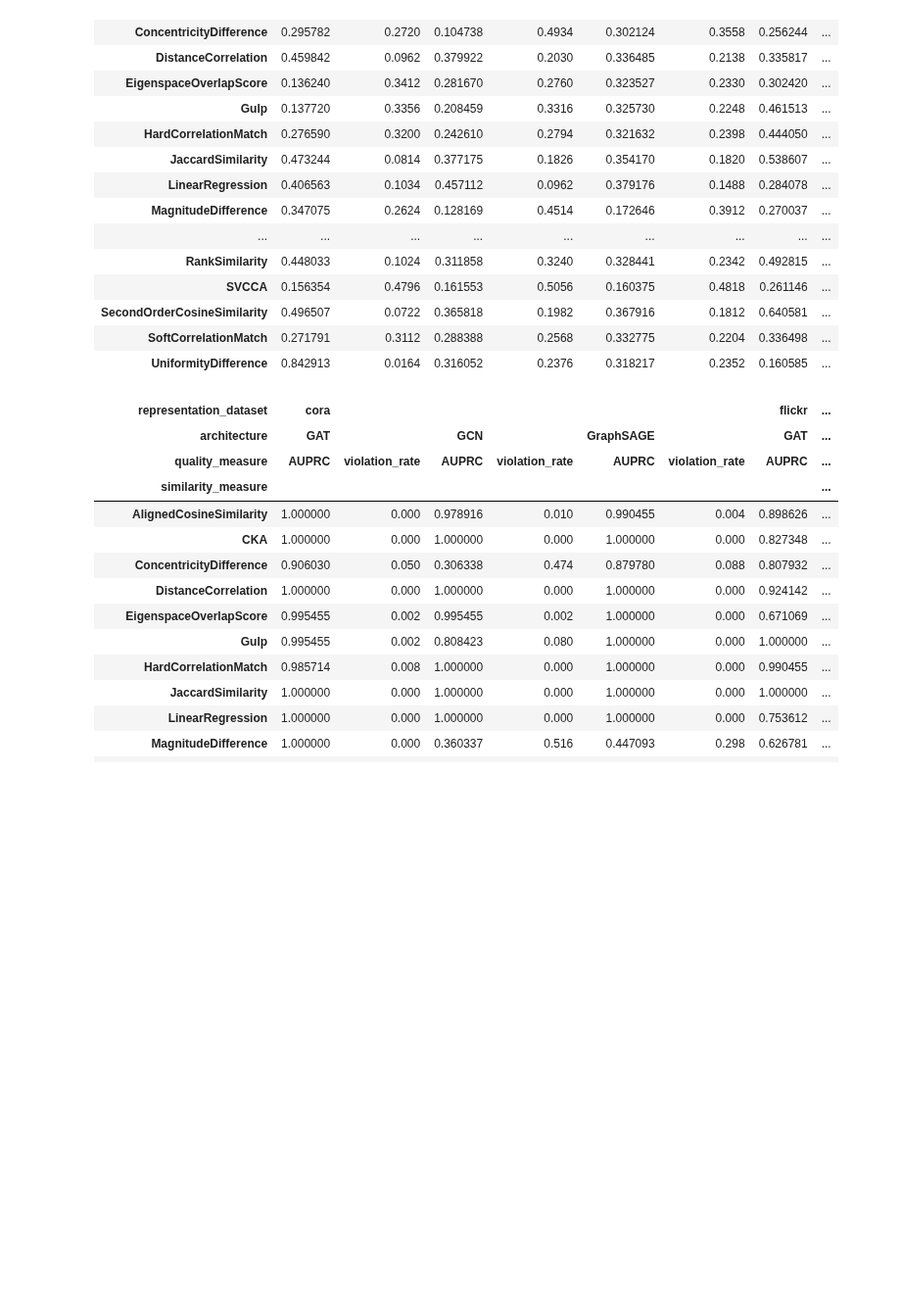
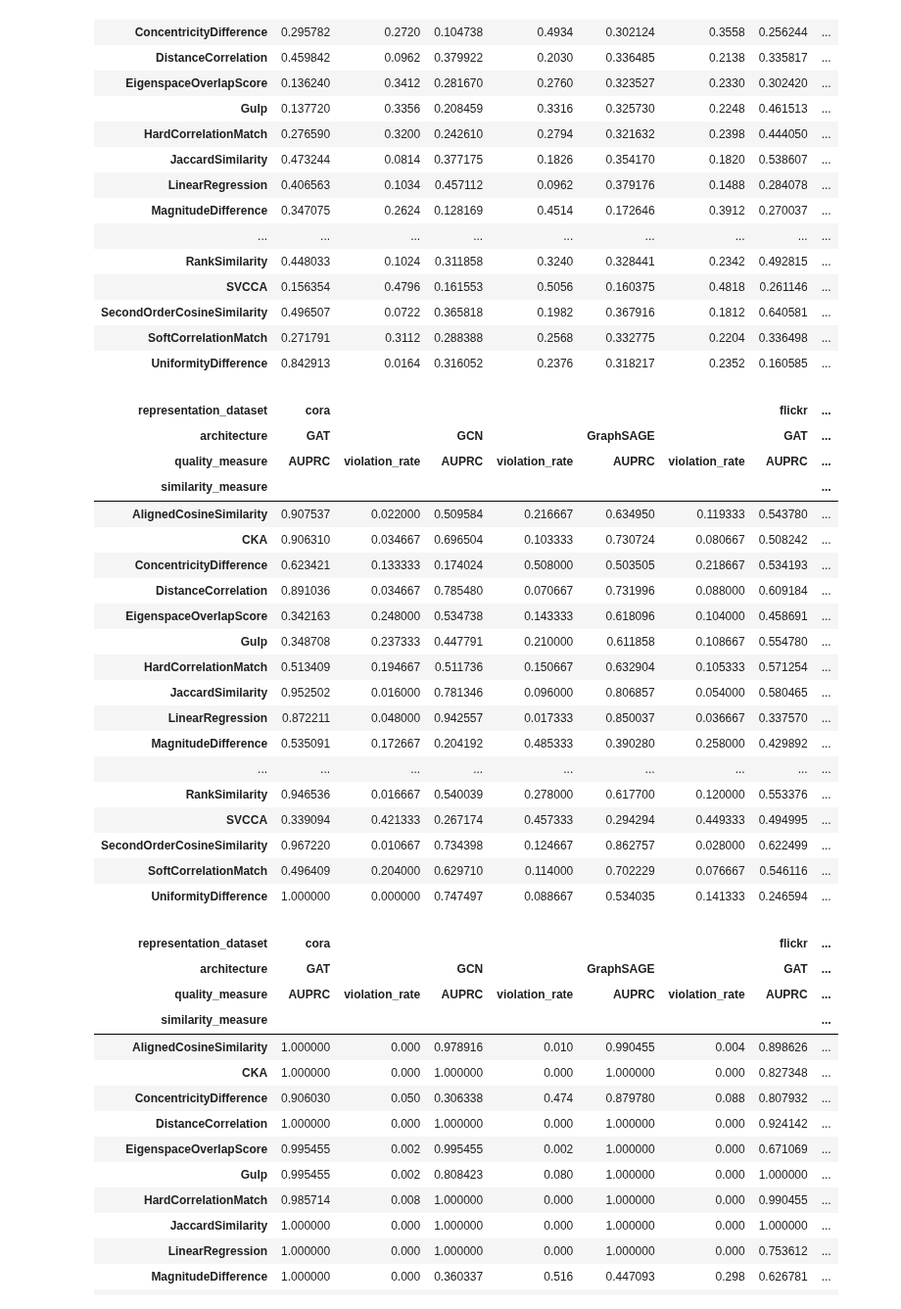
Before and after one commit to TaWald/similaritybench, a Jupyter notebook: graphs/notebooks/tables.ipynb, the cells around one changed output. Shown at 98% size. Cells and saved outputs as stored; diff of their text form; code cells hidden in the pictures; blank space fills up the shorter version.

```diff
--- a/graphs/notebooks/tables.ipynb
+++ b/graphs/notebooks/tables.ipynb
@@ -181,7 +206,28 @@ get_agg_pivot_table("augmentation_test", ["cora", "flickr", "ogbn-arxiv"])
 | SoftCorrelationMatch | 0.271791 | 0.3112 | 0.288388 | 0.2568 | 0.332775 | 0.2204 | 0.336498 | ... |
 | UniformityDifference | 0.842913 | 0.0164 | 0.316052 | 0.2376 | 0.318217 | 0.2352 | 0.160585 | ... |
 # %%
-# get_agg_pivot_table("augmentation_test", ["cora", "flickr", "ogbn-arxiv"], groups=3)
+get_agg_pivot_table("augmentation_test", ["cora", "flickr", "ogbn-arxiv"], groups=3)
+# %% [output]
+| representation_dataset | cora |  |  |  |  |  | flickr | ... |
+| architecture | GAT |  | GCN |  | GraphSAGE |  | GAT | ... |
+| quality_measure | AUPRC | violation_rate | AUPRC | violation_rate | AUPRC | violation_rate | AUPRC | ... |
+| similarity_measure |  |  |  |  |  |  |  | ... |
+| AlignedCosineSimilarity | 0.907537 | 0.022000 | 0.509584 | 0.216667 | 0.634950 | 0.119333 | 0.543780 | ... |
+| CKA | 0.906310 | 0.034667 | 0.696504 | 0.103333 | 0.730724 | 0.080667 | 0.508242 | ... |
+| ConcentricityDifference | 0.623421 | 0.133333 | 0.174024 | 0.508000 | 0.503505 | 0.218667 | 0.534193 | ... |
+| DistanceCorrelation | 0.891036 | 0.034667 | 0.785480 | 0.070667 | 0.731996 | 0.088000 | 0.609184 | ... |
+| EigenspaceOverlapScore | 0.342163 | 0.248000 | 0.534738 | 0.143333 | 0.618096 | 0.104000 | 0.458691 | ... |
+| Gulp | 0.348708 | 0.237333 | 0.447791 | 0.210000 | 0.611858 | 0.108667 | 0.554780 | ... |
+| HardCorrelationMatch | 0.513409 | 0.194667 | 0.511736 | 0.150667 | 0.632904 | 0.105333 | 0.571254 | ... |
+| JaccardSimilarity | 0.952502 | 0.016000 | 0.781346 | 0.096000 | 0.806857 | 0.054000 | 0.580465 | ... |
+| LinearRegression | 0.872211 | 0.048000 | 0.942557 | 0.017333 | 0.850037 | 0.036667 | 0.337570 | ... |
+| MagnitudeDifference | 0.535091 | 0.172667 | 0.204192 | 0.485333 | 0.390280 | 0.258000 | 0.429892 | ... |
+| ... | ... | ... | ... | ... | ... | ... | ... | ... |
+| RankSimilarity | 0.946536 | 0.016667 | 0.540039 | 0.278000 | 0.617700 | 0.120000 | 0.553376 | ... |
+| SVCCA | 0.339094 | 0.421333 | 0.267174 | 0.457333 | 0.294294 | 0.449333 | 0.494995 | ... |
+| SecondOrderCosineSimilarity | 0.967220 | 0.010667 | 0.734398 | 0.124667 | 0.862757 | 0.028000 | 0.622499 | ... |
+| SoftCorrelationMatch | 0.496409 | 0.204000 | 0.629710 | 0.114000 | 0.702229 | 0.076667 | 0.546116 | ... |
+| UniformityDifference | 1.000000 | 0.000000 | 0.747497 | 0.088667 | 0.534035 | 0.141333 | 0.246594 | ... |
 # %%
 get_agg_pivot_table("augmentation_test", ["cora", "flickr", "ogbn-arxiv"], groups=2)
 # %% [output]
```
Also changed, not shown: parts of 8 cells of this notebook.
